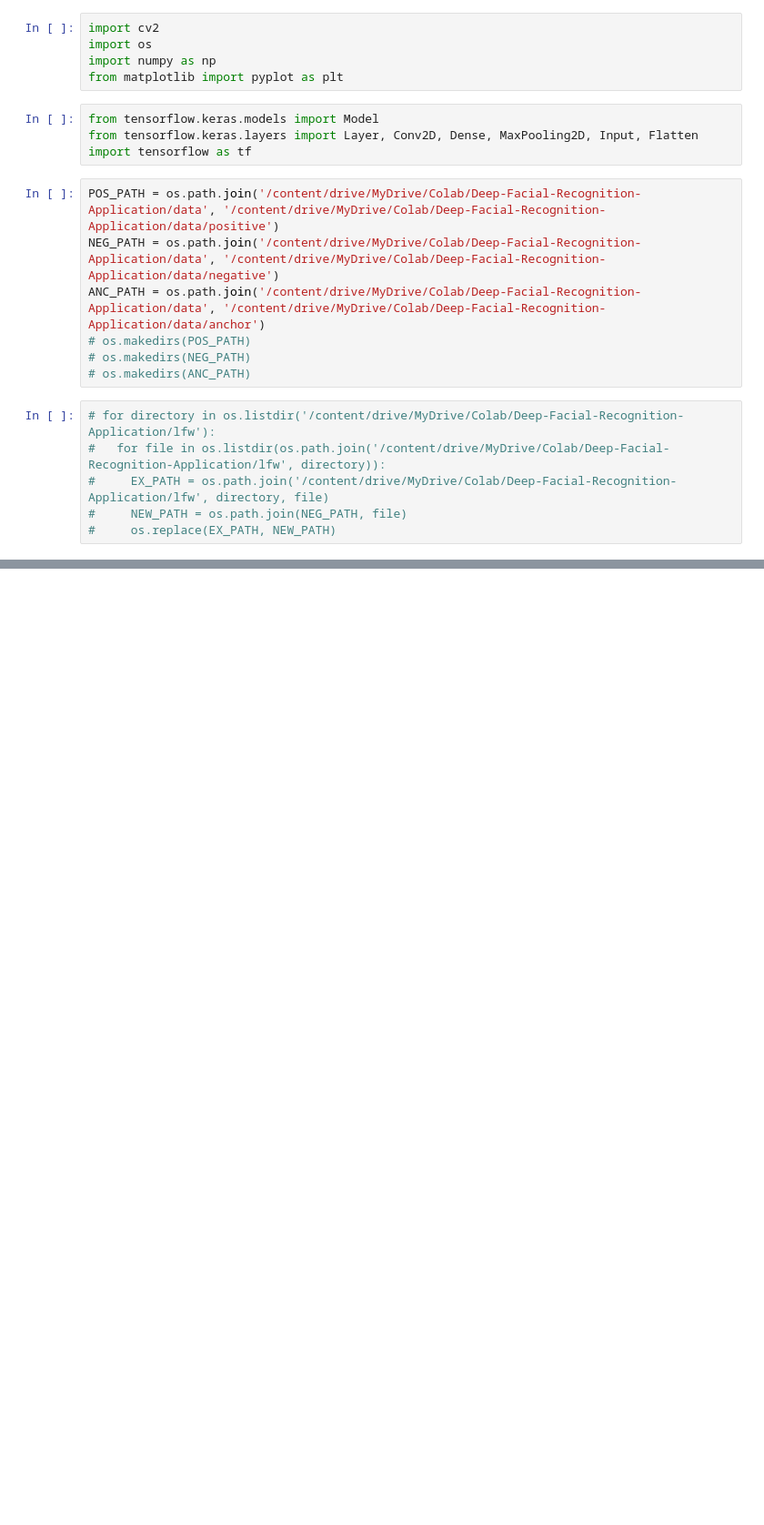
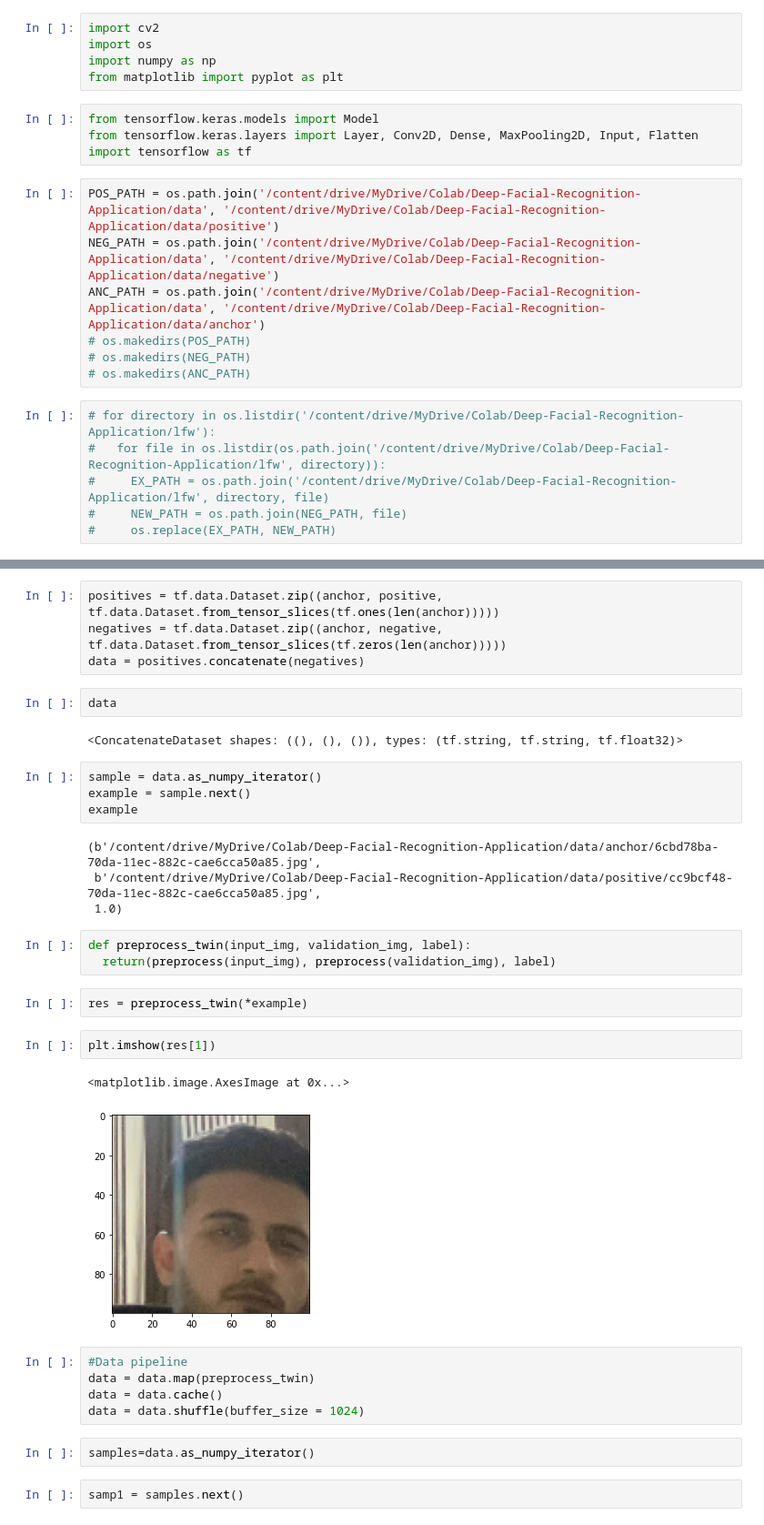
Before and after one commit to jayantdahiya/Deep-Facial-Recognition, a Jupyter notebook: Notebook1.ipynb, the cells around one changed output, grey strips where cells are left out. Shown: that part at 91% size. Drawn from its saved outputs; the diff is of its cells as text; blank space fills up the shorter version.

Commit message:
Testing and training data partition with data preperation

```diff
--- a/Notebook1.ipynb
+++ b/Notebook1.ipynb
@@ -44,0 +46,35 @@ ANC_PATH = os.path.join('/content/drive/MyDrive/Colab/Deep-Facial-Recognition-Ap
+# %%
+positives = tf.data.Dataset.zip((anchor, positive, tf.data.Dataset.from_tensor_slices(tf.ones(len(anchor)))))
+negatives = tf.data.Dataset.zip((anchor, negative, tf.data.Dataset.from_tensor_slices(tf.zeros(len(anchor)))))
+data = positives.concatenate(negatives)
+# %%
+data
+# %% [output]
+<ConcatenateDataset shapes: ((), (), ()), types: (tf.string, tf.string, tf.float32)>
+# %%
+sample = data.as_numpy_iterator()
+example = sample.next()
+example
+# %% [output]
+(b'/content/drive/MyDrive/Colab/Deep-Facial-Recognition-Application/data/anchor/6cbd78ba-70da-11ec-882c-cae6cca50a85.jpg',
+ b'/content/drive/MyDrive/Colab/Deep-Facial-Recognition-Application/data/positive/cc9bcf48-70da-11ec-882c-cae6cca50a85.jpg',
+ 1.0)
+# %%
+def preprocess_twin(input_img, validation_img, label):
+  return(preprocess(input_img), preprocess(validation_img), label)
+# %%
+res = preprocess_twin(*example)
+# %%
+plt.imshow(res[1])
+# %% [output]
+<matplotlib.image.AxesImage at 0x...>
+[figure, added]
+# %%
+#Data pipeline
+data = data.map(preprocess_twin)
+data = data.cache()
+data = data.shuffle(buffer_size = 1024)
+# %%
+samples=data.as_numpy_iterator()
+# %%
+samp1 = samples.next()
```
Also changed, not shown: parts of 15 cells of this notebook.
